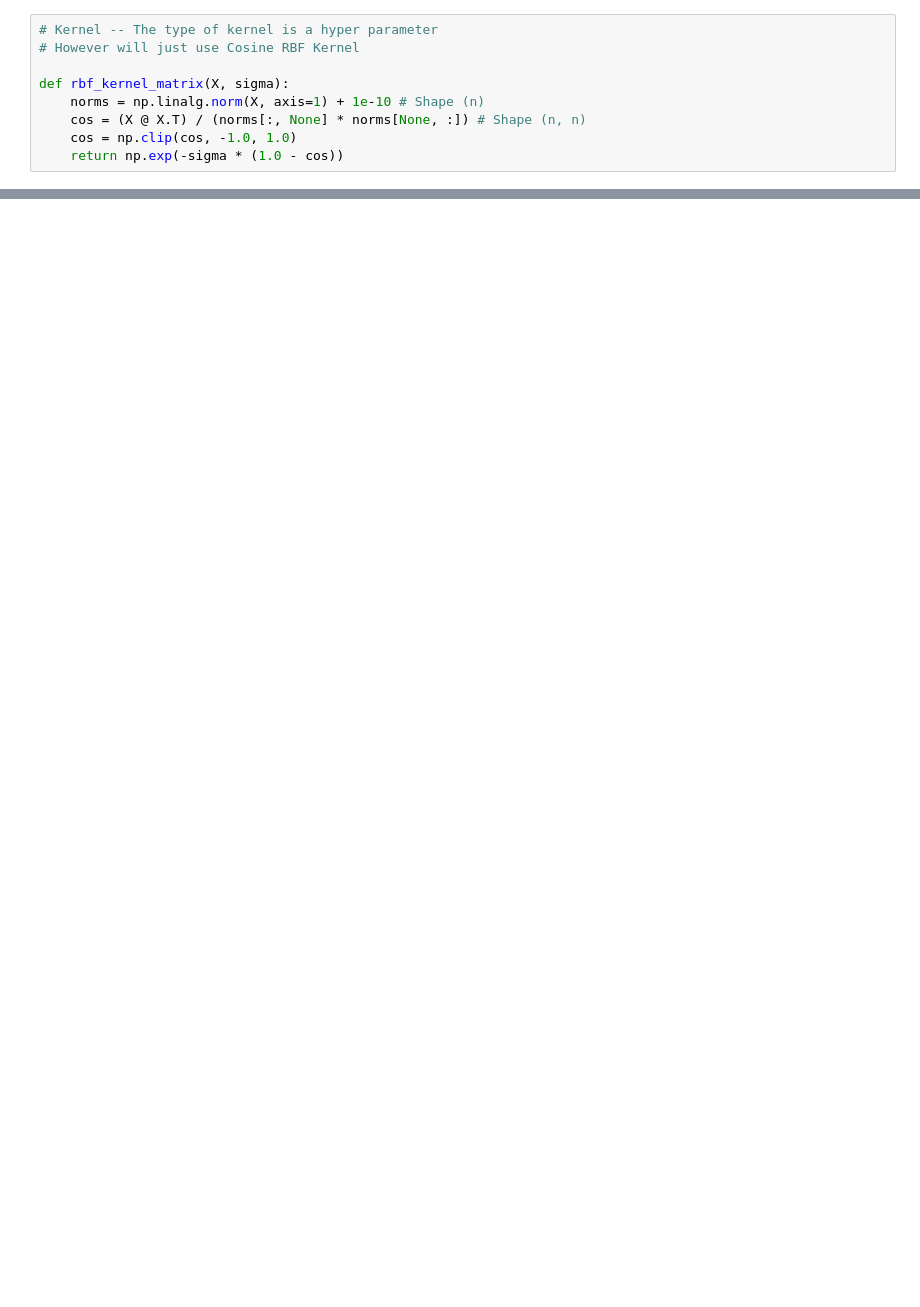
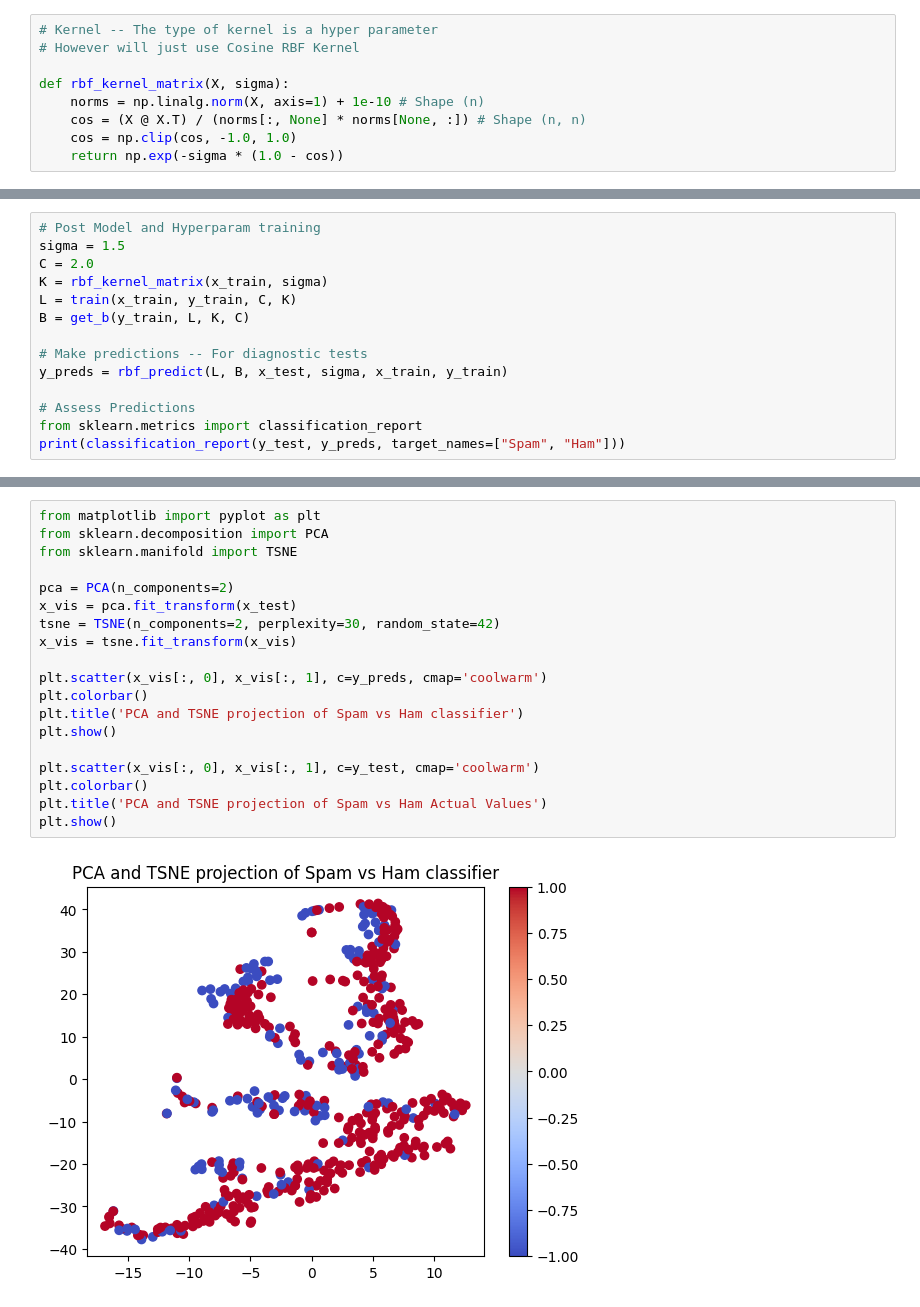
Before and after one commit to MrBlu3Sky57/SupportVectorMachine, a Jupyter notebook: KernelSVM.ipynb, the cells around one changed output, grey strips where cells are left out. Drawn from its saved outputs; the diff is of its cells as text; blank space fills up the shorter version.

```diff
--- a/KernelSVM.ipynb
+++ b/KernelSVM.ipynb
@@ -195,0 +202,14 @@ sklearn RBF accuracy: 0.9477756286266924
+# %%
+# Post Model and Hyperparam training
+sigma = 1.5
+C = 2.0
+K = rbf_kernel_matrix(x_train, sigma)
+L = train(x_train, y_train, C, K)
+B = get_b(y_train, L, K, C)
+
+# Make predictions -- For diagnostic tests
+y_preds = rbf_predict(L, B, x_test, sigma, x_train, y_train)
+
+# Assess Predictions
+from sklearn.metrics import classification_report
+print(classification_report(y_test, y_preds, target_names=["Spam", "Ham"]))
@@ -195,0 +225,21 @@ sklearn RBF accuracy: 0.9477756286266924
+# %%
+from matplotlib import pyplot as plt
+from sklearn.decomposition import PCA
+from sklearn.manifold import TSNE
+
+pca = PCA(n_components=2)
+x_vis = pca.fit_transform(x_test)
+tsne = TSNE(n_components=2, perplexity=30, random_state=42)
+x_vis = tsne.fit_transform(x_vis)
+
+plt.scatter(x_vis[:, 0], x_vis[:, 1], c=y_preds, cmap='coolwarm')
+plt.colorbar()
+plt.title('PCA and TSNE projection of Spam vs Ham classifier')
+plt.show()
+
+plt.scatter(x_vis[:, 0], x_vis[:, 1], c=y_test, cmap='coolwarm')
+plt.colorbar()
+plt.title('PCA and TSNE projection of Spam vs Ham Actual Values')
+plt.show()
+# %% [output]
+[figure, added]
```
Also changed, not shown: parts of 8 cells of this notebook.
